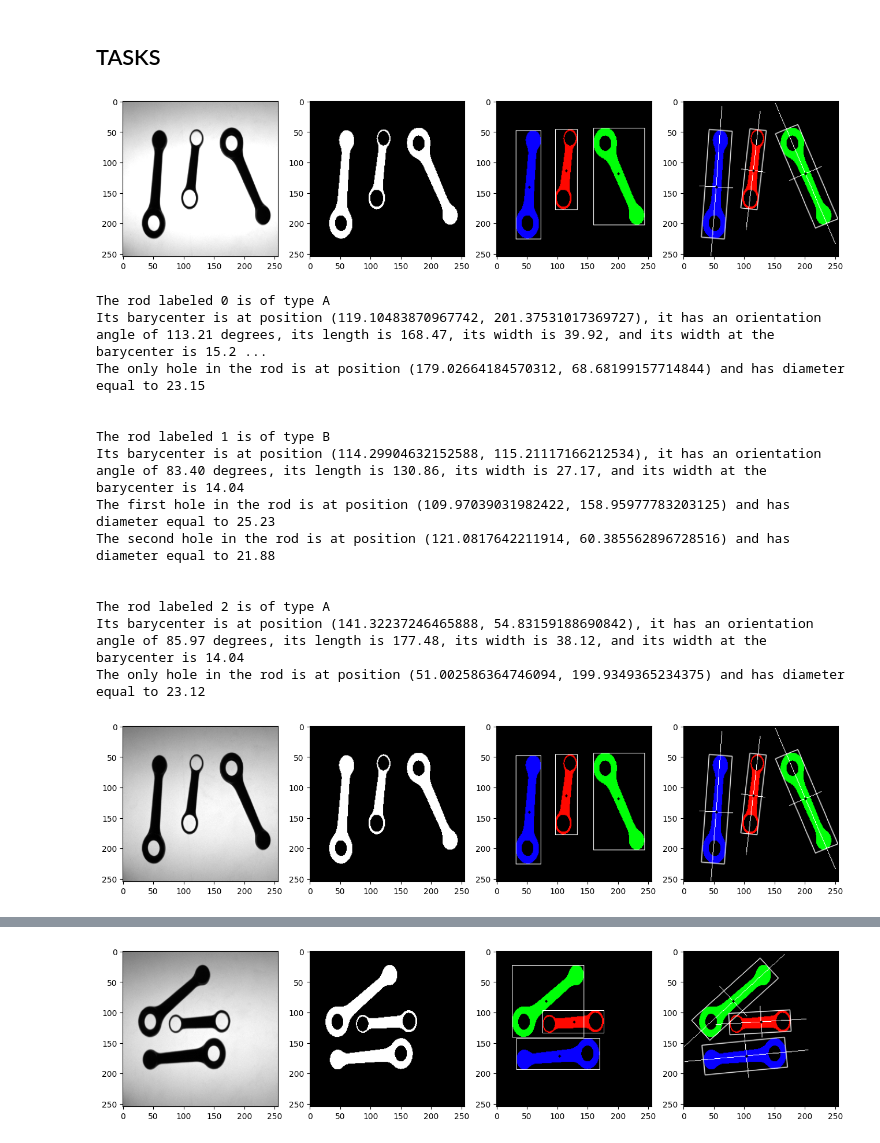
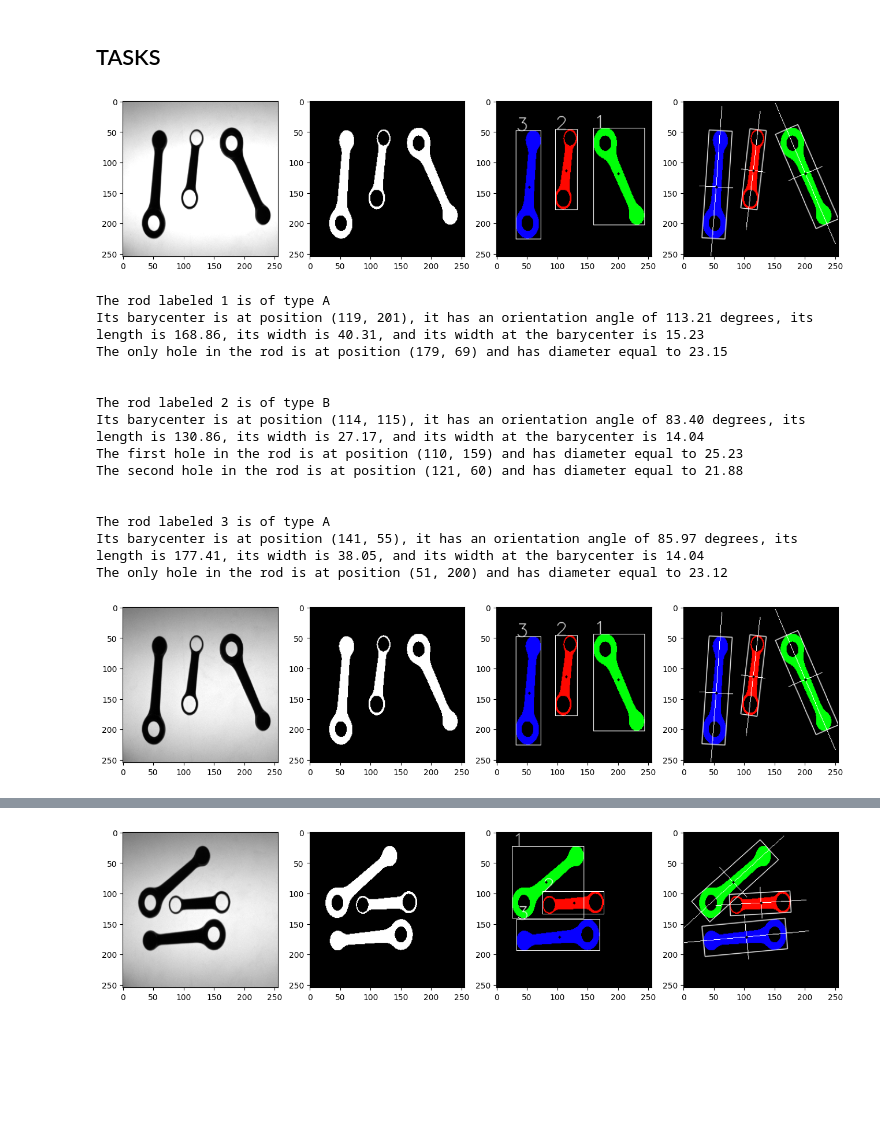
Before and after one commit to MrCr4ft/IPCV_Project, a Jupyter notebook: Visual Inspection of Motorcycle Connecting Rods.ipynb, the cells around one changed output, grey strips where cells are left out. Cells and saved outputs as stored; diff of their text form; code cells hidden in the pictures; blank space fills up the shorter version.

```diff
--- a/Visual Inspection of Motorcycle Connecting Rods.ipynb
+++ b/Visual Inspection of Motorcycle Connecting Rods.ipynb
@@ -38,21 +38,21 @@ for img_name in TASK_IMGLIST['TASK_1']:
 ## TASKS ##
 # %%
 for img_name in TASK_IMGLIST['TASK_1']:
-    pipeline(IMAGES[img_name], False)
+    rods_descriptions = processImage(IMAGES[img_name], False)
 # %% [output]
-[figure, old version]
+[figure, new version]
-The rod labeled 0 is of type A
-Its barycenter is at position (119.10483870967742, 201.37531017369727), it has an orientation angle of 113.21 degrees, its length is 168.47, its width is 39.92, and its width at the barycenter is 15.2 ...
-The only hole in the rod is at position (179.02664184570312, 68.68199157714844) and has diameter equal to 23.15
+The rod labeled 1 is of type A
+Its barycenter is at position (119, 201), it has an orientation angle of 113.21 degrees, its length is 168.86, its width is 40.31, and its width at the barycenter is 15.23
+The only hole in the rod is at position (179, 69) and has diameter equal to 23.15
 
 
-The rod labeled 1 is of type B
-Its barycenter is at position (114.29904632152588, 115.21117166212534), it has an orientation angle of 83.40 degrees, its length is 130.86, its width is 27.17, and its width at the barycenter is 14.04
-The first hole in the rod is at position (109.97039031982422, 158.95977783203125) and has diameter equal to 25.23
-The second hole in the rod is at position (121.0817642211914, 60.385562896728516) and has diameter equal to 21.88
+The rod labeled 2 is of type B
+Its barycenter is at position (114, 115), it has an orientation angle of 83.40 degrees, its length is 130.86, its width is 27.17, and its width at the barycenter is 14.04
+The first hole in the rod is at position (110, 159) and has diameter equal to 25.23
+The second hole in the rod is at position (121, 60) and has diameter equal to 21.88
 
 
-The rod labeled 2 is of type A
-Its barycenter is at position (141.32237246465888, 54.83159188690842), it has an orientation angle of 85.97 degrees, its length is 177.48, its width is 38.12, and its width at the barycenter is 14.04
-The only hole in the rod is at position (51.002586364746094, 199.9349365234375) and has diameter equal to 23.12
+The rod labeled 3 is of type A
+Its barycenter is at position (141, 55), it has an orientation angle of 85.97 degrees, its length is 177.41, its width is 38.05, and its width at the barycenter is 14.04
+The only hole in the rod is at position (51, 200) and has diameter equal to 23.12
-[figure, old version]
+[figure, new version]
@@ -73 +73 @@ The only hole in the rod is at position (50.980316162109375, 199.88467407226562)
-[figure, old version]
+[figure, new version]
```
Also changed, not shown: parts of 4 cells of this notebook, 2 other files.
